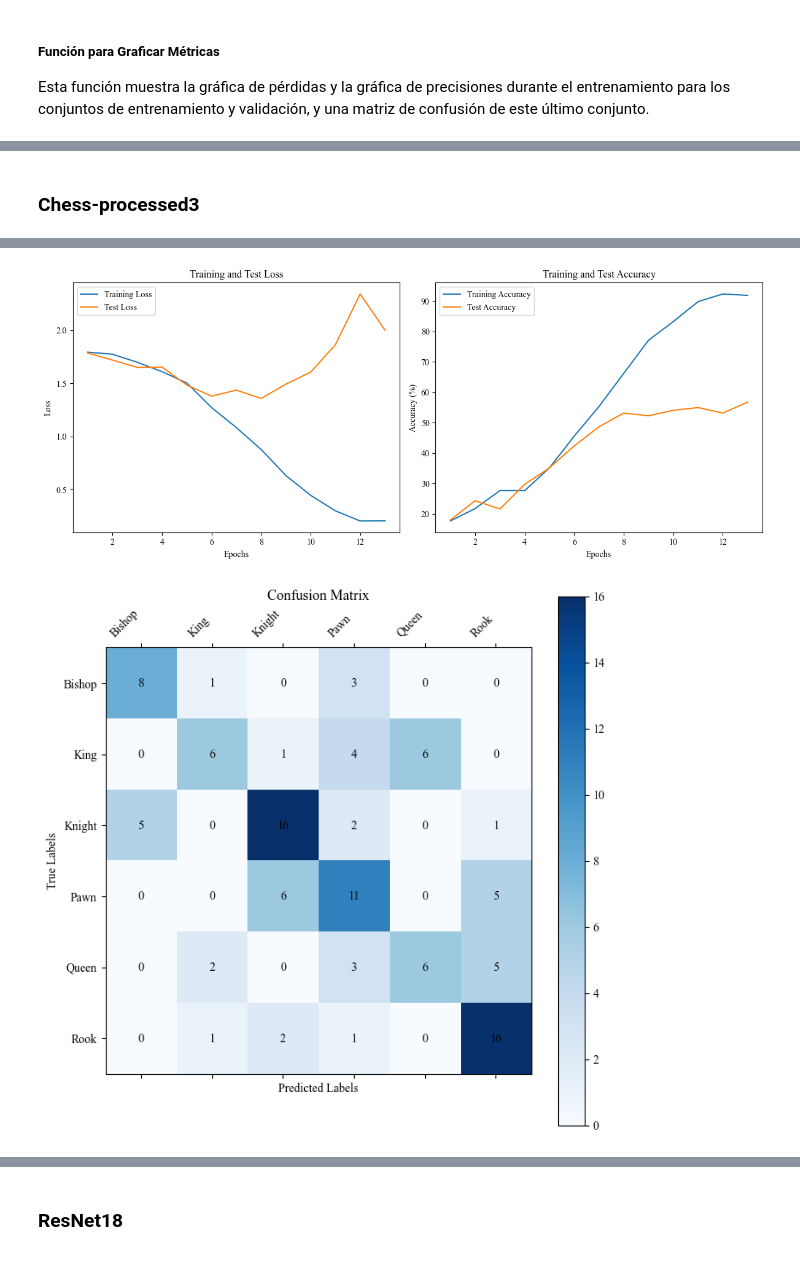
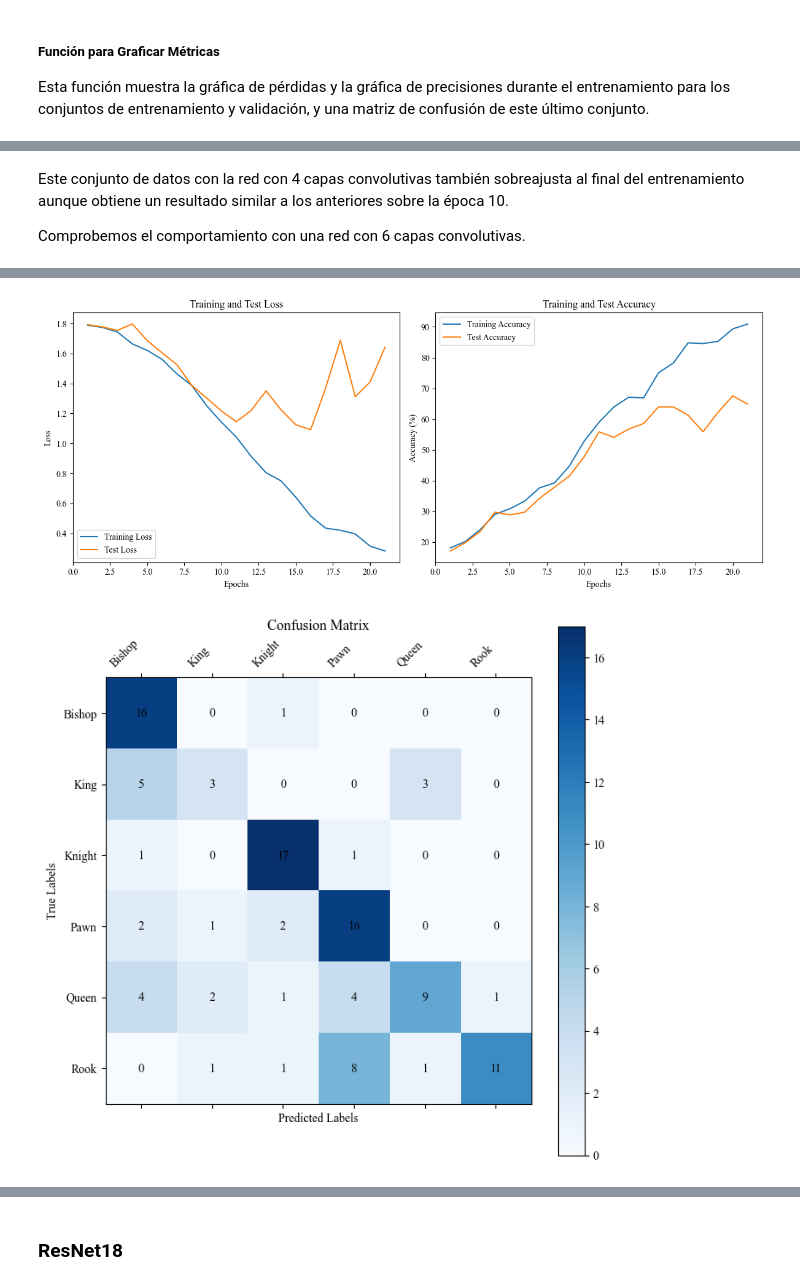
Before and after one commit to lunahernandez/ClasificadorImagenesCNN, a Jupyter notebook: clasificador_ajedrez.ipynb, the cells around one changed output, grey strips where cells are left out. Cells and saved outputs as stored; diff of their text form; code cells hidden in the pictures.

```diff
--- a/clasificador_ajedrez.ipynb
+++ b/clasificador_ajedrez.ipynb
@@ -855 +985,20 @@ test_loader = DataLoader(test_data, batch_size=16, shuffle=False)
+# %%
+# Ruta de las imágenes
+data_path = 'data/chess/processed/Chess-processed4'
+
+# Cargamos todas las imágenes de la carpeta con ImageFolder para ambos conjuntos
+full_data = datasets.ImageFolder(root=data_path)
+
+# Dividimos en 80% entrenamiento y 20% prueba
+train_size = int(0.8 * len(full_data))
+test_size = len(full_data) - train_size
+train_data, test_data = random_split(full_data, [train_size, test_size])
+
+# Aplicamos las transformaciones a cada conjunto
+train_data.dataset.transform = train_transform
+test_data.dataset.transform = test_transform
+
+# DataLoaders para el conjunto de entrenamiento y prueba
+train_loader = DataLoader(train_data, batch_size=batch_size, shuffle=True)
+test_loader = DataLoader(test_data, batch_size=batch_size, shuffle=False)
 # %%
@@ -884,31 +1031,12 @@ Entrenamiento detenido en la época 14 debido a la parada temprana.
-# %% [markdown]
-### **Chess-processed3**
-# %%
-# Ruta de las imágenes
-data_path = os.path.join('datos_ajedrez', 'Chessman-image-dataset-processed', 'Chess-processed3')
-
-# Cargamos todas las imágenes de la carpeta con ImageFolder para ambos conjuntos
-full_data = datasets.ImageFolder(root=data_path)
-
-# Dividimos en 80% entrenamiento y 20% prueba
-train_size = int(0.8 * len(full_data))  # 80% para entrenamiento
-test_size = len(full_data) - train_size  # 20% para prueba
-train_data, test_data = random_split(full_data, [train_size, test_size])
-
-# Aplicamos las transformaciones a cada conjunto
-train_data.dataset.transform = train_transform
-test_data.dataset.transform = test_transform
-
-# DataLoaders para el conjunto de entrenamiento y prueba
-train_loader = DataLoader(train_data, batch_size=32, shuffle=True)
-test_loader = DataLoader(test_data, batch_size=32, shuffle=False)
+# %% [markdown]
+Este conjunto de datos con la red con 4 capas convolutivas también sobreajusta al final del entrenamiento aunque obtiene un resultado similar a los anteriores sobre la época 10.
+
+Comprobemos el comportamiento con una red con 6 capas convolutivas.
 # %%
-# Configuración inicial
-model = ConvNet4(classes=full_data.classes)
+model = ConvNet5(classes=full_data.classes)
 criterion = nn.CrossEntropyLoss()
-optimizer = optim.Adam(model.parameters(), lr=0.001)
+optimizer = optim.Adam(model.parameters(), lr=0.0001)
 early_stopping = EarlyStopping(tolerance=5, min_delta=0.01)
 
-# Entrenamiento del Modelo
 trained_model = train_model(model, train_loader, test_loader, criterion, optimizer, early_stopping, epochs=50, start_early_stop=10)
 # %% [output]
@@ -932,2 +1060,2 @@ Entrenamiento detenido en la época 13 debido a la parada temprana.
-[figure, old version]
+[figure, new version]
-[figure, old version]
+[figure, new version]
```
Also changed, not shown: parts of 60 cells of this notebook.
